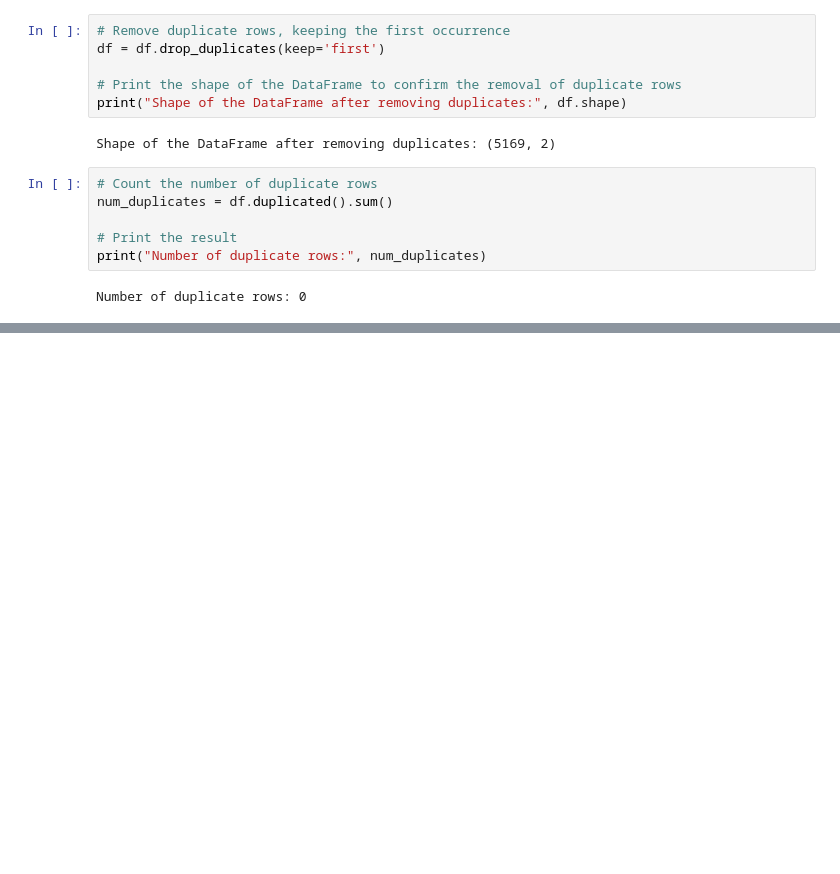
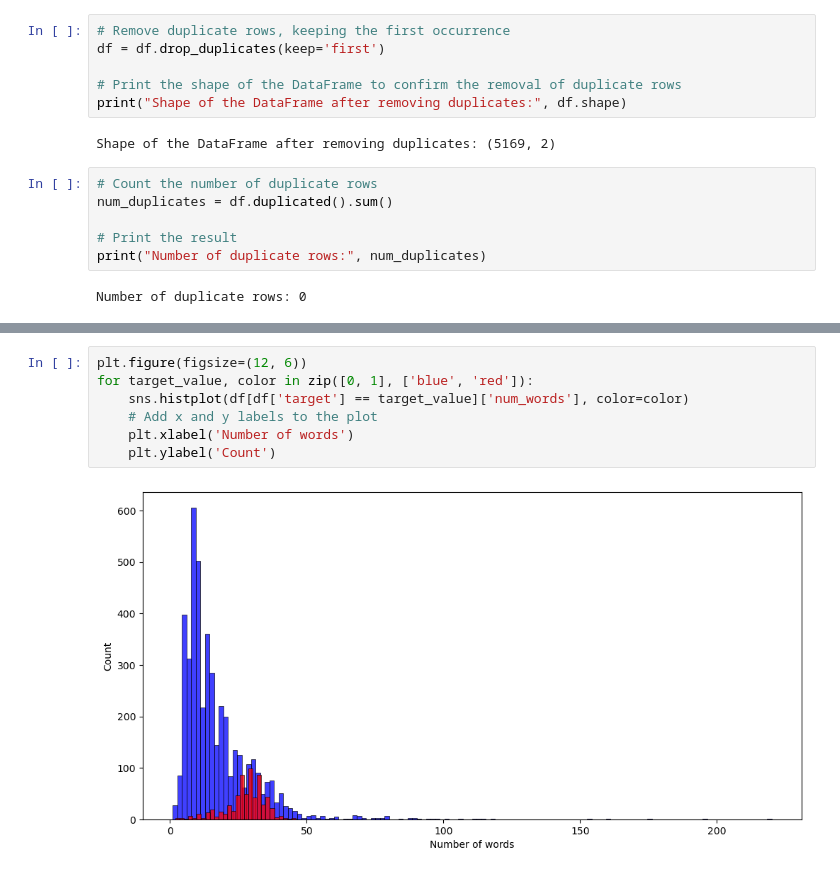
Before and after one commit to pChitral/SMS-Spam-Classifier, a Jupyter notebook: sms_classifier.ipynb, the cells around one changed output, grey strips where cells are left out. Saved outputs shown, nothing was run; the diff lists cells and outputs as text; blank space fills up the shorter version.

```diff
--- a/sms_classifier.ipynb
+++ b/sms_classifier.ipynb
@@ -123,0 +266,9 @@ Number of duplicate rows: 0
+# %%
+plt.figure(figsize=(12, 6))
+for target_value, color in zip([0, 1], ['blue', 'red']):
+    sns.histplot(df[df['target'] == target_value]['num_words'], color=color)
+    # Add x and y labels to the plot
+    plt.xlabel('Number of words')
+    plt.ylabel('Count')
+# %% [output]
+[figure, added]
```
Also changed, not shown: parts of 24 cells of this notebook.
